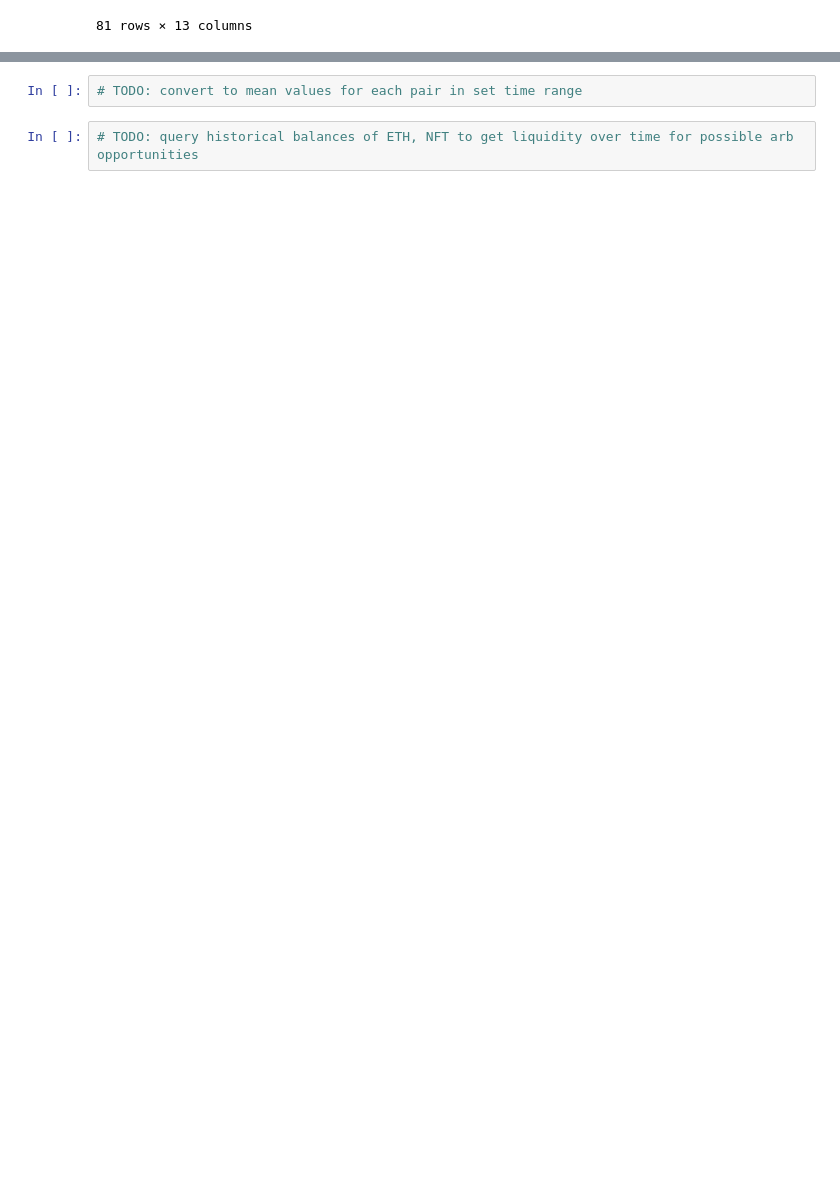
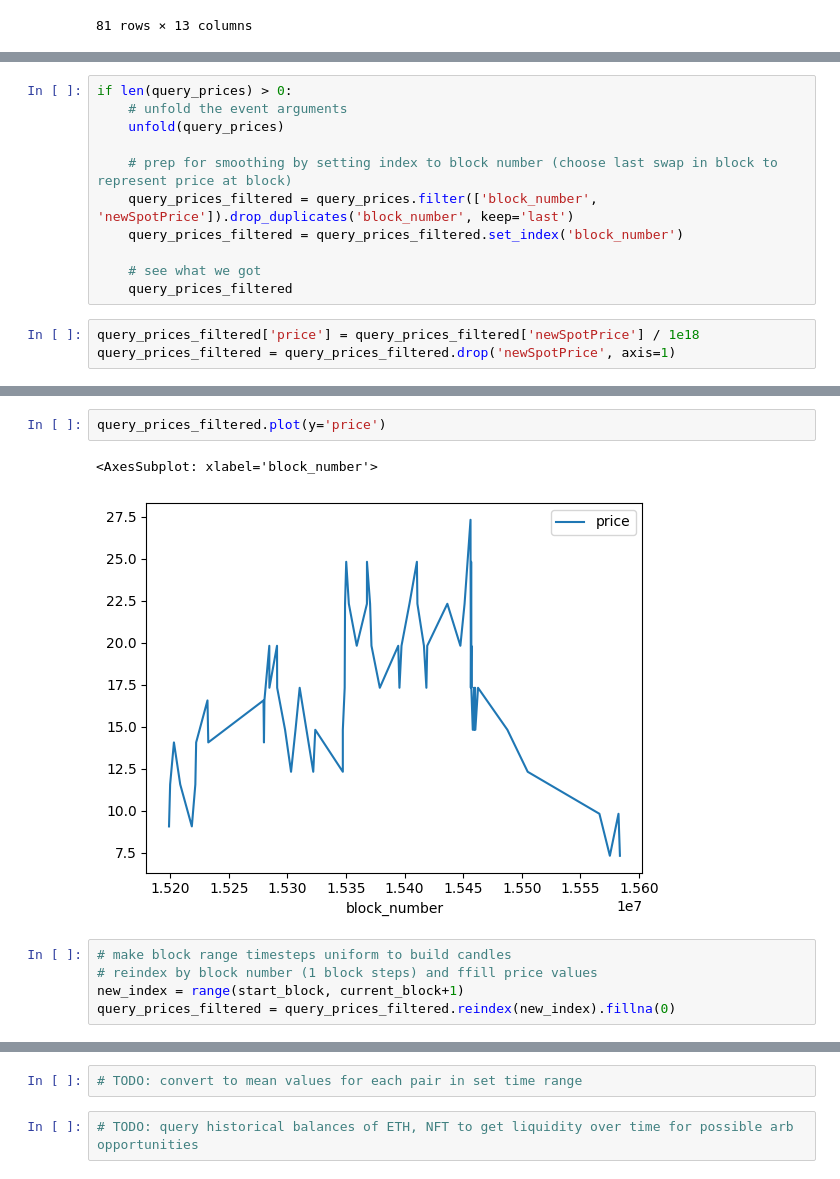
Before and after one commit to fmrmf/sudo-ape, a Jupyter notebook: notebook/sudo-ape.ipynb, the cells around one changed output, grey strips where cells are left out. Drawn from its saved outputs; the diff is of its cells as text; blank space fills up the shorter version.

Commit message:
prep price data

```diff
--- a/notebook/sudo-ape.ipynb
+++ b/notebook/sudo-ape.ipynb
@@ -344,0 +346,14 @@ Wall time: 6min 27s
+# %%
+if len(query_prices) > 0:
+    # unfold the event arguments
+    unfold(query_prices)
+
+    # prep for smoothing by setting index to block number (choose last swap in block to represent price at block)
+    query_prices_filtered = query_prices.filter(['block_number', 'newSpotPrice']).drop_duplicates('block_number', keep='last')
+    query_prices_filtered = query_prices_filtered.set_index('block_number')
+
+    # see what we got
+    query_prices_filtered
+# %%
+query_prices_filtered['price'] = query_prices_filtered['newSpotPrice'] / 1e18
+query_prices_filtered = query_prices_filtered.drop('newSpotPrice', axis=1)
@@ -344,0 +377,10 @@ Wall time: 6min 27s
+# %%
+query_prices_filtered.plot(y='price')
+# %% [output]
+<AxesSubplot: xlabel='block_number'>
+[figure, added]
+# %%
+# make block range timesteps uniform to build candles
+# reindex by block number (1 block steps) and ffill price values
+new_index = range(start_block, current_block+1)
+query_prices_filtered = query_prices_filtered.reindex(new_index).fillna(0)
```
Also changed, not shown: parts of 10 cells of this notebook.
